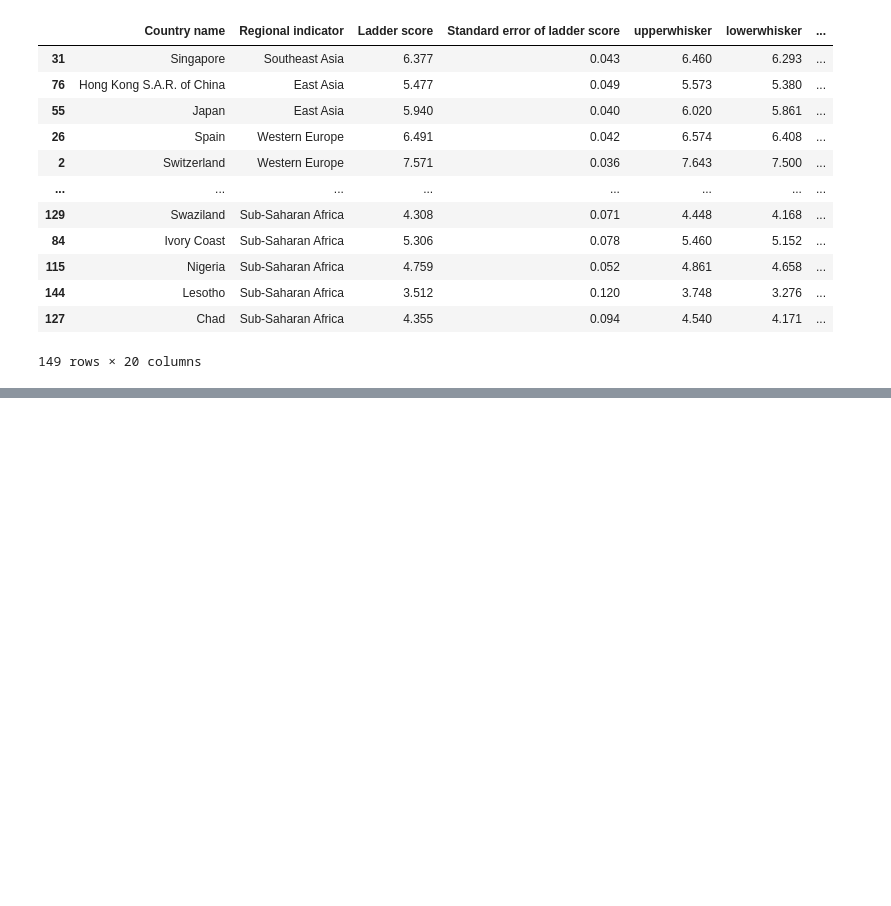
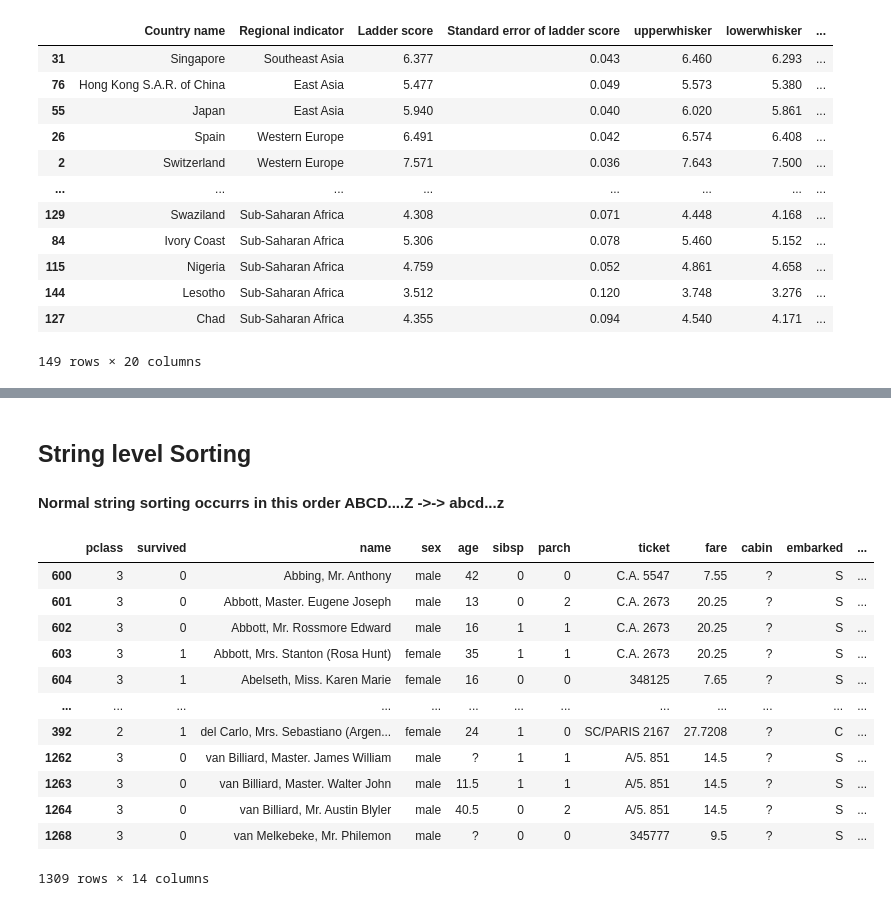
Before and after one commit to harshitgupta240197/Python, a Jupyter notebook: Pandas/Core_Concepts/Sorting.ipynb, the cells around one changed output, grey strips where cells are left out. Saved outputs shown, nothing was run; the diff lists cells and outputs as text; code cells hidden in the pictures; blank space fills up the shorter version.

```diff
--- a/Pandas/Core_Concepts/Sorting.ipynb
+++ b/Pandas/Core_Concepts/Sorting.ipynb
@@ -47,0 +50,7 @@ countries
+# %%
+# Import required datasets first
+
+import pandas as pd
+
+houses = pd.read_csv('../data/kc_house_data.csv')
+titanic = pd.read_csv('../data/titanic.csv')
@@ -47,0 +89,19 @@ countries
+# %% [markdown]
+## String level Sorting
+#### Normal string sorting occurrs in this order ABCD....Z ->-> abcd...z
+# %%
+titanic.sort_values('name', ascending=True)
+# %% [output]
+|  | pclass | survived | name | sex | age | sibsp | parch | ticket | fare | cabin | embarked | ... |
+| 600 | 3 | 0 | Abbing, Mr. Anthony | male | 42 | 0 | 0 | C.A. 5547 | 7.55 | ? | S | ... |
+| 601 | 3 | 0 | Abbott, Master. Eugene Joseph | male | 13 | 0 | 2 | C.A. 2673 | 20.25 | ? | S | ... |
+| 602 | 3 | 0 | Abbott, Mr. Rossmore Edward | male | 16 | 1 | 1 | C.A. 2673 | 20.25 | ? | S | ... |
+| 603 | 3 | 1 | Abbott, Mrs. Stanton (Rosa Hunt) | female | 35 | 1 | 1 | C.A. 2673 | 20.25 | ? | S | ... |
+| 604 | 3 | 1 | Abelseth, Miss. Karen Marie | female | 16 | 0 | 0 | 348125 | 7.65 | ? | S | ... |
+| ... | ... | ... | ... | ... | ... | ... | ... | ... | ... | ... | ... | ... |
+| 392 | 2 | 1 | del Carlo, Mrs. Sebastiano (Argen... | female | 24 | 1 | 0 | SC/PARIS 2167 | 27.7208 | ? | C | ... |
+| 1262 | 3 | 0 | van Billiard, Master. James William | male | ? | 1 | 1 | A/5. 851 | 14.5 | ? | S | ... |
+| 1263 | 3 | 0 | van Billiard, Master. Walter John | male | 11.5 | 1 | 1 | A/5. 851 | 14.5 | ? | S | ... |
+| 1264 | 3 | 0 | van Billiard, Mr. Austin Blyler | male | 40.5 | 0 | 2 | A/5. 851 | 14.5 | ? | S | ... |
+| 1268 | 3 | 0 | van Melkebeke, Mr. Philemon | male | ? | 0 | 0 | 345777 | 9.5 | ? | S | ... |
+1309 rows × 14 columns
```
Also changed, not shown: parts of 6 cells of this notebook.
